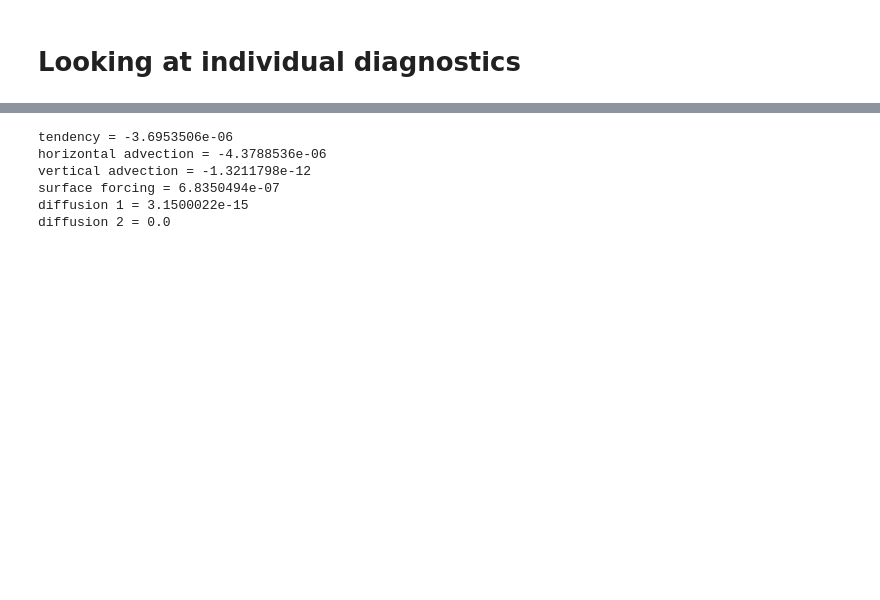
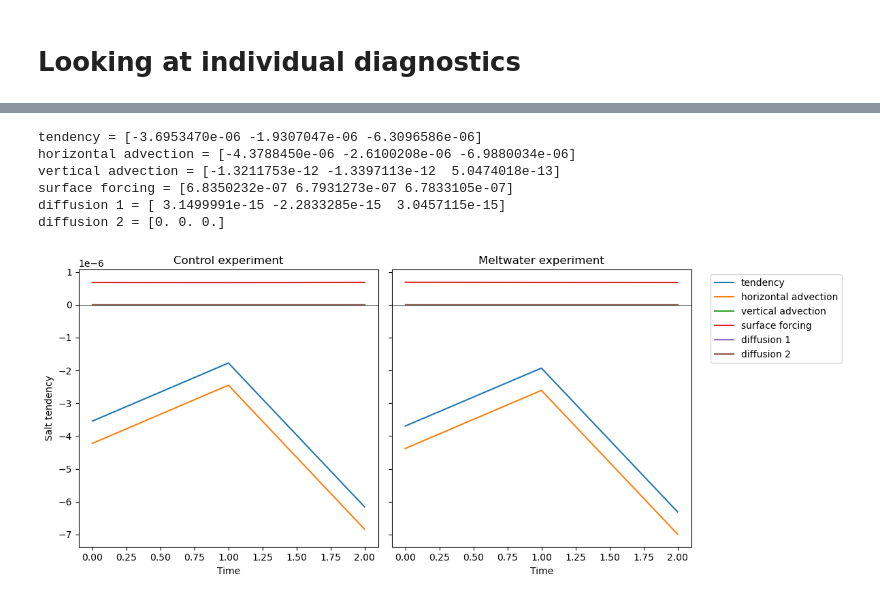
Before and after one commit to KZCurtin/access-panan-comparison, a Jupyter notebook: config-testing/Month salt budgets/SaltBudget_Daily_pan01.ipynb, the cells around one changed output, grey strips where cells are left out. Saved outputs shown, nothing was run; the diff lists cells and outputs as text; code cells hidden in the pictures; blank space fills up the shorter version.

Commit message:
salt budget analysis

```diff
--- a/config-testing/Month salt budgets/Panant_DailySalt.ipynb
+++ b/config-testing/Month salt budgets/SaltBudget_Daily_pan01.ipynb
@@ -195,10 +195,10 @@ diff_2_plot_C = diff_2_C.isel(time=0).where(shelf_mask == 1).sum(zdim).squeeze()
 # %%
-tendency_plot_M = tendency_M.isel(time=0).where(shelf_mask == 1).sum(zdim).squeeze()
-adv_hor_plot_M = adv_horizontal_M.isel(time=0).where(shelf_mask == 1).sum(zdim).squeeze()
-adv_vert_plot_M = adv_vertical_M.isel(time=0).where(shelf_mask == 1).sum(zdim).squeeze()
-surface_plot_M = surface_forcing_M.isel(time=0).where(shelf_mask == 1).sum(zdim).squeeze()
-diff_1_plot_M = diff_1_M.isel(time=0).where(shelf_mask == 1).sum(zdim).squeeze()
-diff_2_plot_M = diff_2_M.isel(time=0).where(shelf_mask == 1).sum(zdim).squeeze()
+tendency_plot_M = tendency_M.where(shelf_mask == 1).sum(zdim).squeeze()
+adv_hor_plot_M = adv_horizontal_M.where(shelf_mask == 1).sum(zdim).squeeze()
+adv_vert_plot_M = adv_vertical_M.where(shelf_mask == 1).sum(zdim).squeeze()
+surface_plot_M = surface_forcing_M.where(shelf_mask == 1).sum(zdim).squeeze()
+diff_1_plot_M = diff_1_M.where(shelf_mask == 1).sum(zdim).squeeze()
+diff_2_plot_M = diff_2_M.where(shelf_mask == 1).sum(zdim).squeeze()
 # %%
 tendency_plot_C = tendency_plot_C.compute()
 adv_hor_plot_C = adv_hor_plot_C.compute()
@@ -267,9 +267,45 @@ print(
     "\ndiffusion 2 =", diff_2_ave_M.values
 )
 # %% [output]
-tendency = -3.6953506e-06
-horizontal advection = -4.3788536e-06
-vertical advection = -1.3211798e-12
-surface forcing = 6.8350494e-07
-diffusion 1 = 3.1500022e-15
-diffusion 2 = 0.0
+tendency = [-3.6953470e-06 -1.9307047e-06 -6.3096586e-06]
+horizontal advection = [-4.3788450e-06 -2.6100208e-06 -6.9880034e-06]
+vertical advection = [-1.3211753e-12 -1.3397113e-12  5.0474018e-13]
+surface forcing = [6.8350232e-07 6.7931273e-07 6.7833105e-07]
+diffusion 1 = [ 3.1499991e-15 -2.2833285e-15  3.0457115e-15]
+diffusion 2 = [0. 0. 0.]
+# %%
+# Plotting
+fig, ax = plt.subplots(1, 2, figsize=(12,5), sharey=True)
+
+# ---- Left panel: C experiment ----
+ax[0].plot(tendency_ave_C, label="tendency")
+ax[0].plot(adv_hor_ave_C, label="horizontal advection")
+ax[0].plot(adv_vert_ave_C, label="vertical advection")
+ax[0].plot(surface_ave_C, label="surface forcing")
+ax[0].plot(diff_1_ave_C, label="diffusion 1")
+ax[0].plot(diff_2_ave_C, label="diffusion 2")
+
+ax[0].set_title("Control experiment")
+ax[0].axhline(0, color="black", linewidth=0.5)
+ax[0].set_xlabel("Time")
+ax[0].set_ylabel("Salt tendency")
+
+# ---- Right panel: M experiment ----
+ax[1].plot(tendency_ave_M, label="tendency")
+ax[1].plot(adv_hor_ave_M, label="horizontal advection")
+ax[1].plot(adv_vert_ave_M, label="vertical advection")
+ax[1].plot(surface_ave_M, label="surface forcing")
+ax[1].plot(diff_1_ave_M, label="diffusion 1")
+ax[1].plot(diff_2_ave_M, label="diffusion 2")
+
+ax[1].set_title("Meltwater experiment")
+ax[1].axhline(0, color="black", linewidth=0.5)
+ax[1].set_xlabel("Time")
+
+# shared legend
+ax[1].legend(bbox_to_anchor=(1.05,1), loc="upper left")
+
+plt.tight_layout()
+plt.show()
+# %% [output]
+[figure, added]
```
Also changed, not shown: parts of 3 cells of this notebook, 4 other files.
